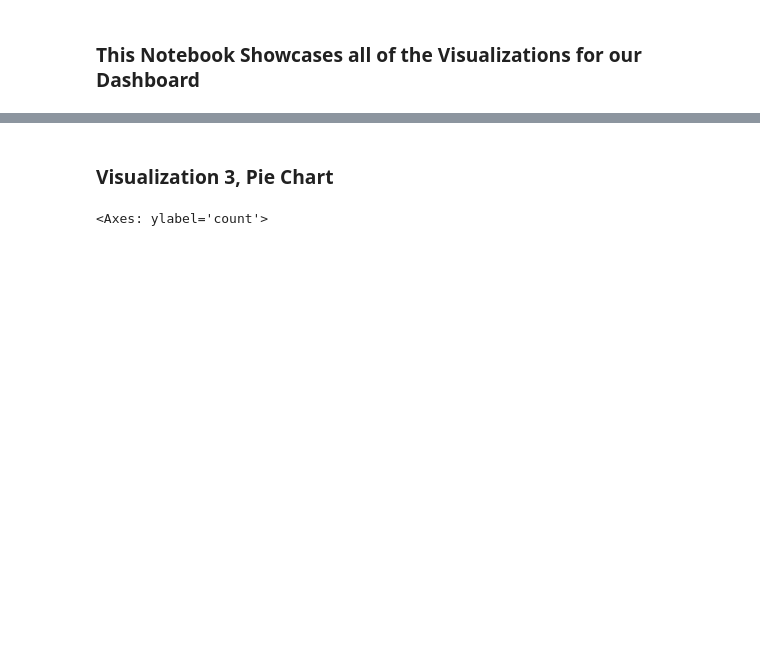
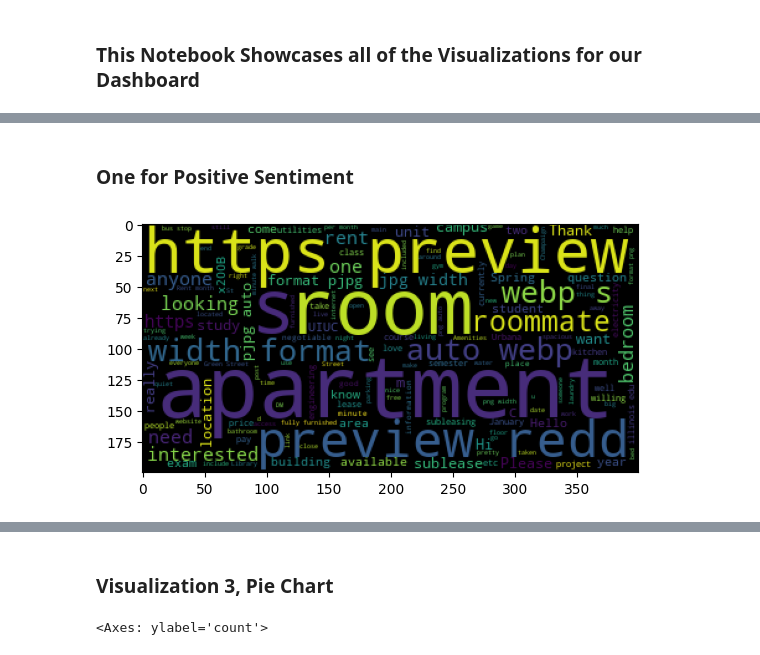
Before and after one commit to domatt1854/cis-410-project, a Jupyter notebook: sentiment_analysis/visualization.ipynb, the cells around one changed output, grey strips where cells are left out. Cells and saved outputs as stored; diff of their text form; code cells hidden in the pictures; blank space fills up the shorter version.

Commit message:
working on creating visualizations

```diff
--- a/sentiment_analysis/visualization.ipynb
+++ b/sentiment_analysis/visualization.ipynb
@@ -79,0 +60,17 @@ df_polarity.head()
+# %%
+from wordcloud import WordCloud
+from PIL import Image
+
+
+from nltk.corpus import stopwords
+import nltk
+
+nltk.download('stopwords')
+
+def generate_wordcloud(df_):
+    vocab = df_.dropna()['text'].str.replace(r'\?|\.|\'', ' ')
+    vocab = ' '.join(vocab)
+    vocab = ' '.join([i for i in vocab.split(' ') if i not in stopwords.words('english')])
+    wc = WordCloud().generate(vocab)
+    plt.imshow(wc)
+    return vocab, wc
@@ -79,0 +81,6 @@ df_polarity.head()
+# %% [markdown]
+### One for Positive Sentiment
+# %%
+vocab, wordcloud = generate_wordcloud(df_polarity[df_polarity['sentiment'] == 'Positive'])
+# %% [output]
+[figure, added]
```
Also changed, not shown: parts of 26 cells of this notebook.
